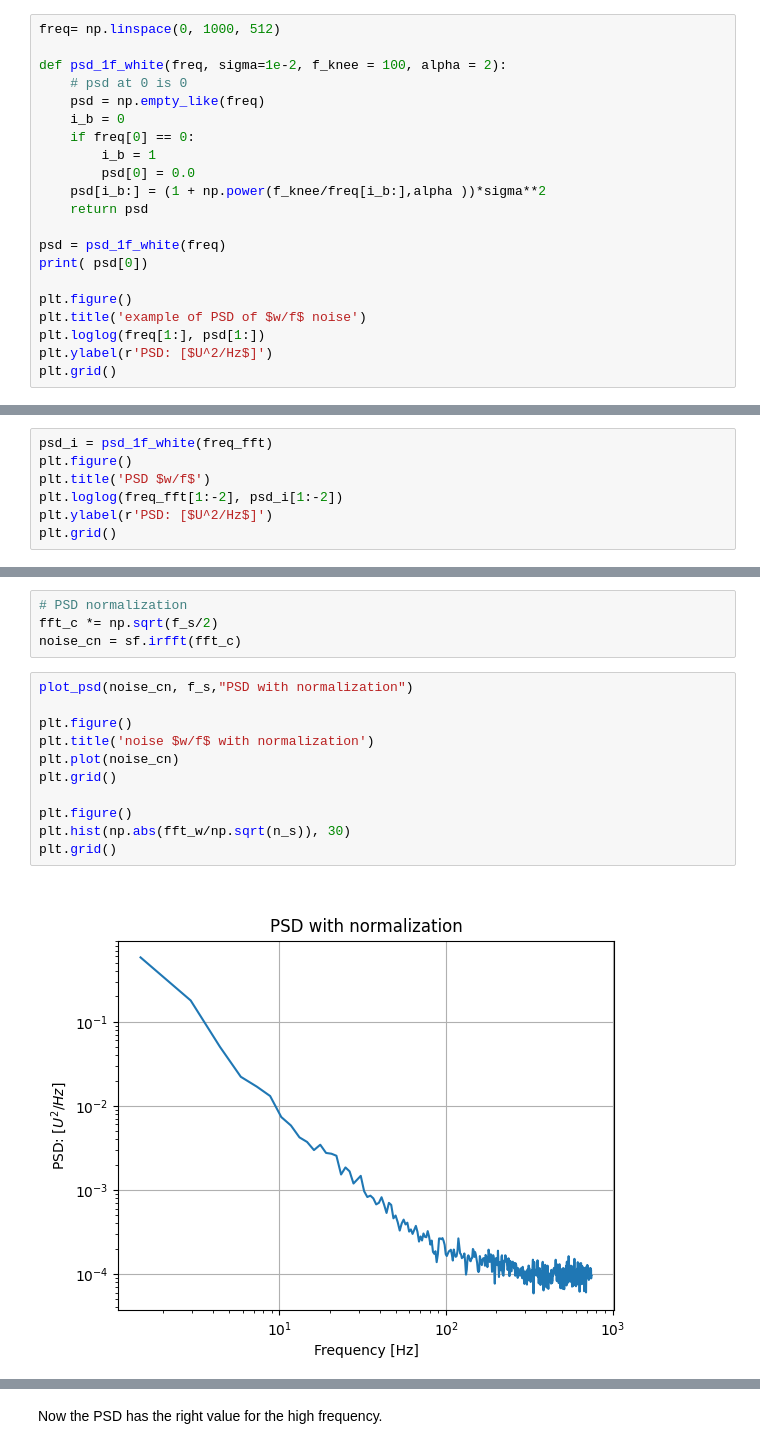
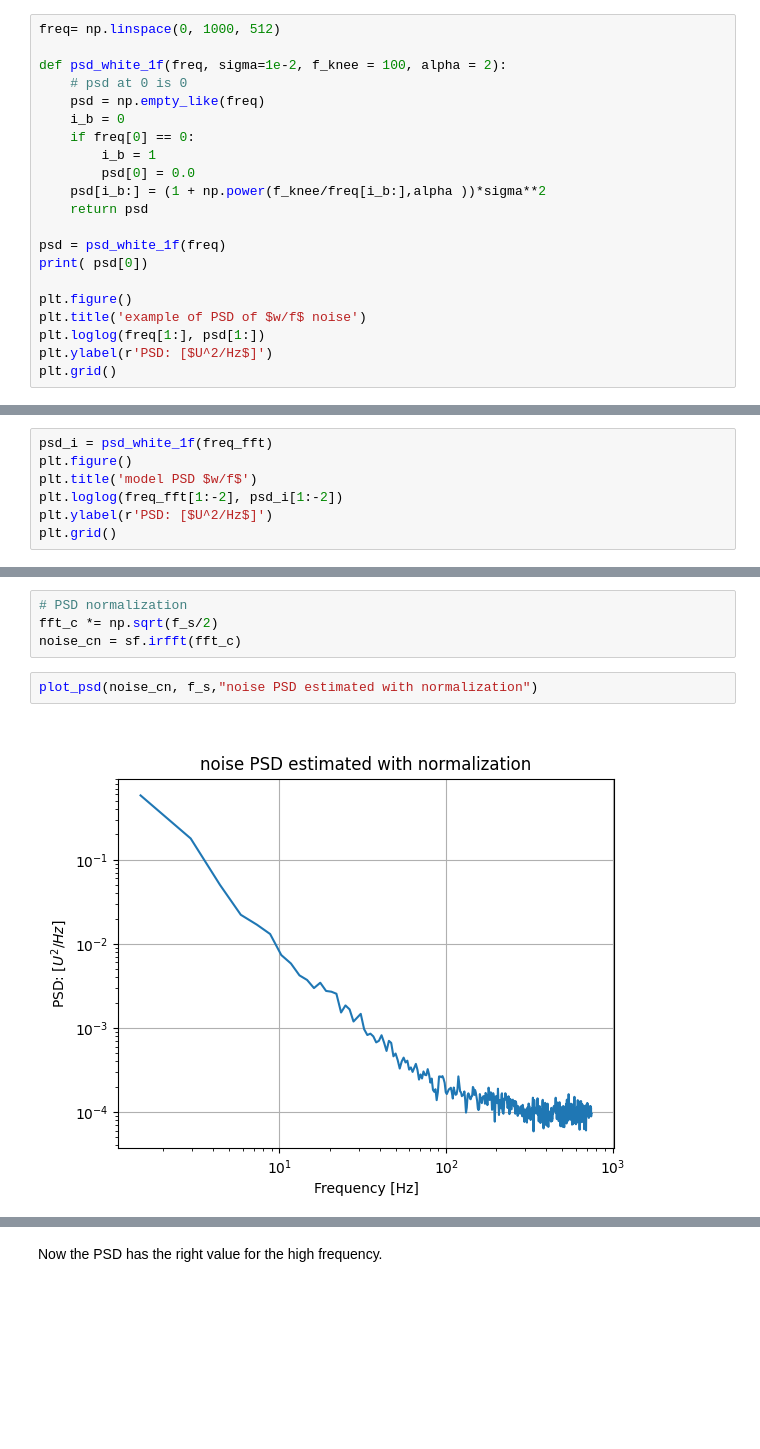
Before and after one commit to luckyjim/mogwai, a Jupyter notebook: doc/noise_wf.ipynb, the cells around one changed output, grey strips where cells are left out. Drawn from its saved outputs; the diff is of its cells as text; blank space fills up the shorter version.

```diff
--- a/doc/noise_wf.ipynb
+++ b/doc/noise_wf.ipynb
@@ -27,7 +29,7 @@ Model of PSD noise with 1/f noise at "low frequency" and white noise at "high fr
 # %%
 freq= np.linspace(0, 1000, 512)
 
-def psd_1f_white(freq, sigma=1e-2, f_knee = 100, alpha = 2):
+def psd_white_1f(freq, sigma=1e-2, f_knee = 100, alpha = 2):
     # psd at 0 is 0
     psd = np.empty_like(freq)
     i_b = 0
@@ -37,7 +39,7 @@ def psd_1f_white(freq, sigma=1e-2, f_knee = 100, alpha = 2):
     psd[i_b:] = (1 + np.power(f_knee/freq[i_b:],alpha ))*sigma**2
     return psd
 
-psd = psd_1f_white(freq)
+psd = psd_white_1f(freq)
 print( psd[0])
 
 plt.figure()
@@ -82,9 +86,9 @@ print(freq_fft)
 [0.00000000e+00 9.15527344e-02 1.83105469e-01 ... 7.49816895e+02
  7.49908447e+02 7.50000000e+02]
 # %%
-psd_i = psd_1f_white(freq_fft)
+psd_i = psd_white_1f(freq_fft)
 plt.figure()
-plt.title('PSD $w/f$')
+plt.title('model PSD $w/f$')
 plt.loglog(freq_fft[1:-2], psd_i[1:-2])
 plt.ylabel(r'PSD: [$U^2/Hz$]')
 plt.grid()
@@ -114,15 +118,6 @@ The flat part of PSD isn't 1e-4 as expected. Apply the "PSD normalization" facto
 fft_c *= np.sqrt(f_s/2)
 noise_cn = sf.irfft(fft_c)
 # %%
-plot_psd(noise_cn, f_s,"PSD with normalization")
-
-plt.figure()
-plt.title('noise $w/f$ with normalization')
-plt.plot(noise_cn)
-plt.grid()
-
-plt.figure()
-plt.hist(np.abs(fft_w/np.sqrt(n_s)), 30)
-plt.grid()
+plot_psd(noise_cn, f_s,"noise PSD estimated with normalization")
 # %% [output]
-[figure, old version]
+[figure, new version]
```
Also changed, not shown: parts of 13 cells of this notebook.
